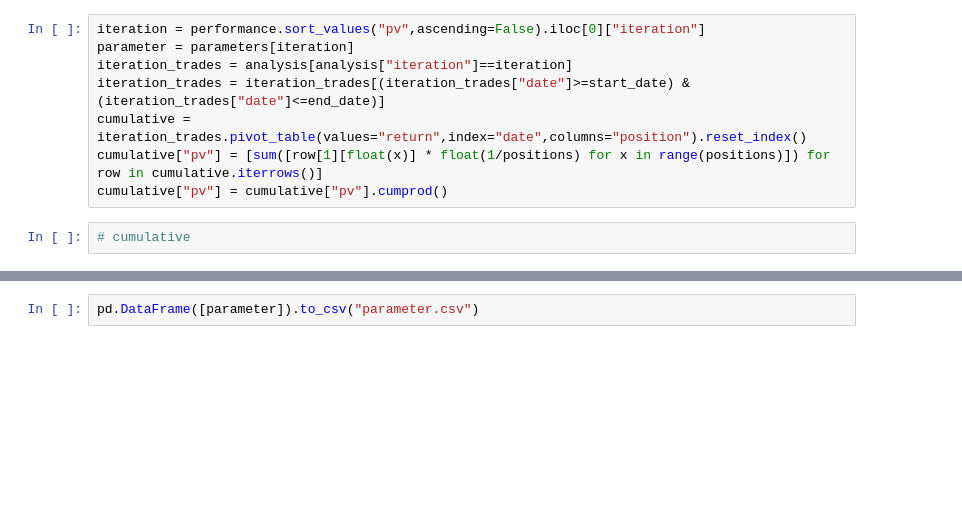
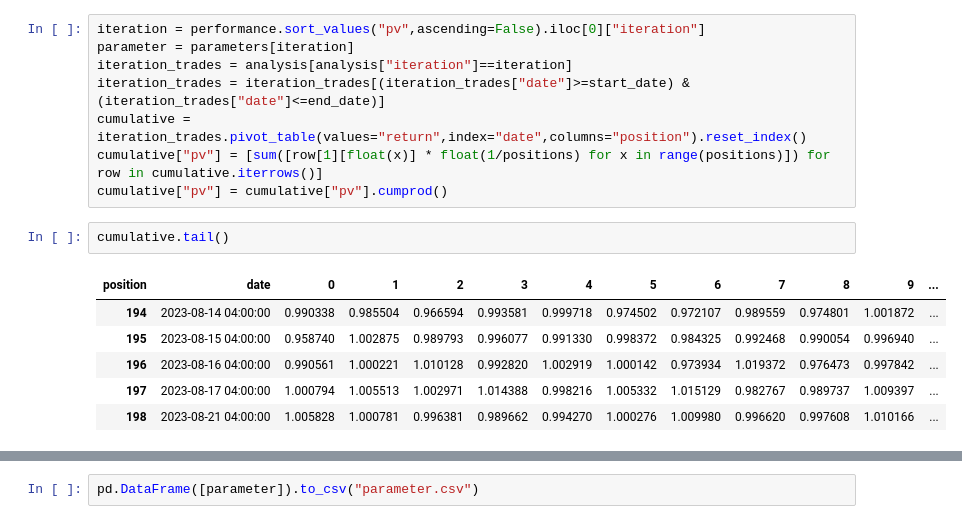
Before and after one commit to webclinic017/longshot-, a Jupyter notebook: backtest_lite.ipynb, the cells around one changed output, grey strips where cells are left out. Saved outputs shown, nothing was run; the diff lists cells and outputs as text; blank space fills up the shorter version.

```diff
--- a/backtest_lite.ipynb
+++ b/backtest_lite.ipynb
@@ -103,7 +103,14 @@ cumulative = iteration_trades.pivot_table(values="return",index="date",columns="
 cumulative["pv"] = [sum([row[1][float(x)] * float(1/positions) for x in range(positions)]) for row in cumulative.iterrows()]
 cumulative["pv"] = cumulative["pv"].cumprod()
 # %%
-# cumulative
+cumulative.tail()
+# %% [output]
+| position | date | 0 | 1 | 2 | 3 | 4 | 5 | 6 | 7 | 8 | 9 | ... |
+| 194 | 2023-08-14 04:00:00 | 0.990338 | 0.985504 | 0.966594 | 0.993581 | 0.999718 | 0.974502 | 0.972107 | 0.989559 | 0.974801 | 1.001872 | ... |
+| 195 | 2023-08-15 04:00:00 | 0.958740 | 1.002875 | 0.989793 | 0.996077 | 0.991330 | 0.998372 | 0.984325 | 0.992468 | 0.990054 | 0.996940 | ... |
+| 196 | 2023-08-16 04:00:00 | 0.990561 | 1.000221 | 1.010128 | 0.992820 | 1.002919 | 1.000142 | 0.973934 | 1.019372 | 0.976473 | 0.997842 | ... |
+| 197 | 2023-08-17 04:00:00 | 1.000794 | 1.005513 | 1.002971 | 1.014388 | 0.998216 | 1.005332 | 1.015129 | 0.982767 | 0.989737 | 1.009397 | ... |
+| 198 | 2023-08-21 04:00:00 | 1.005828 | 1.000781 | 0.996381 | 0.989662 | 0.994270 | 1.000276 | 1.009980 | 0.996620 | 0.997608 | 1.010166 | ... |
 # %%
 plt.plot(cumulative["date"],cumulative["pv"])
 # %% [output]
```
Also changed, not shown: parts of 3 cells of this notebook.
